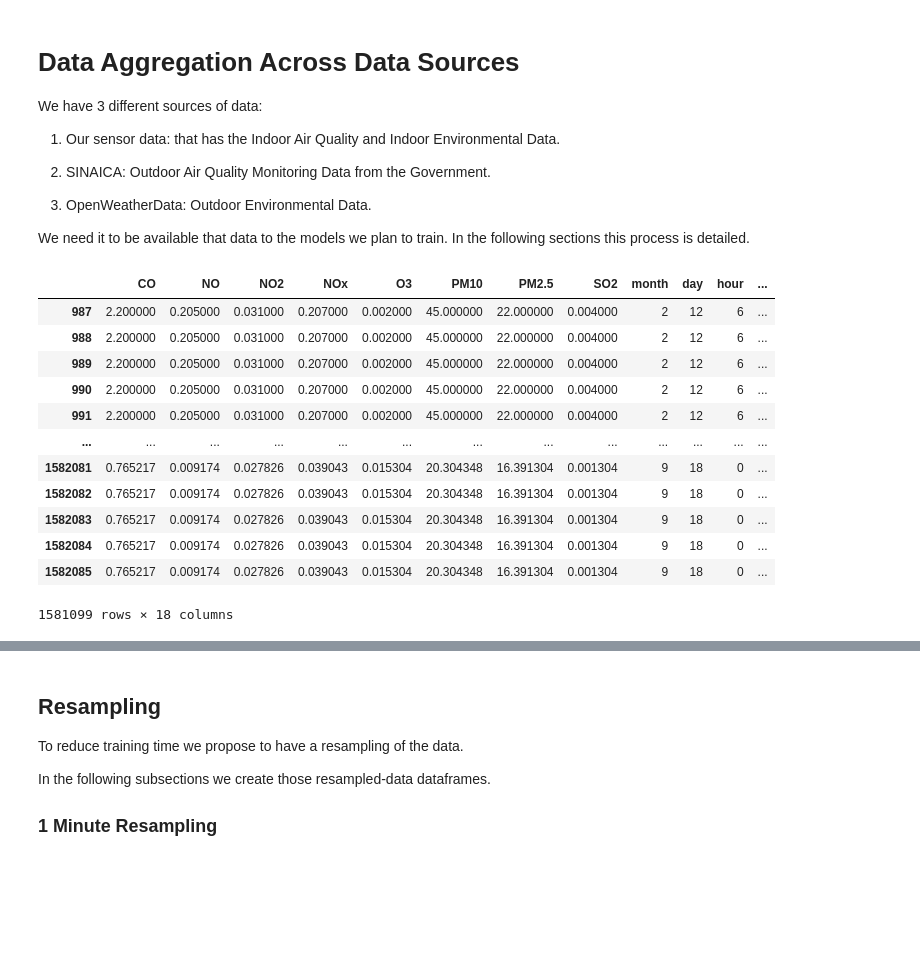
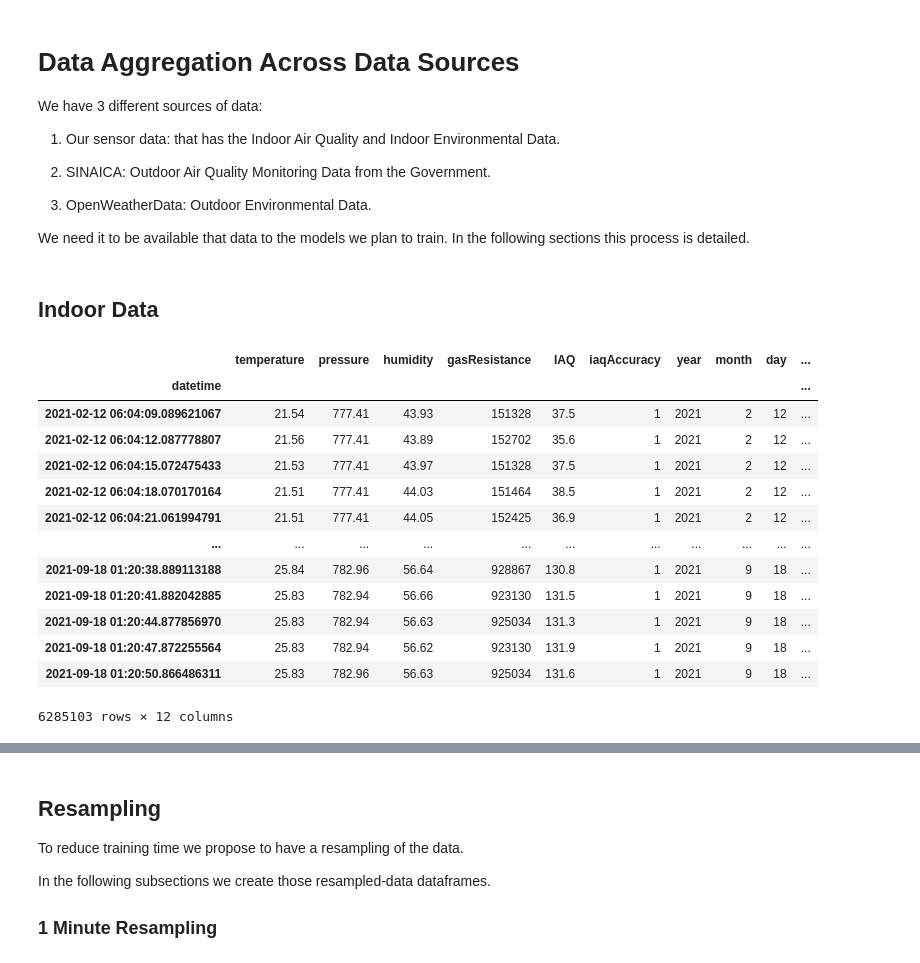
Before and after one commit to philwebsurfer/dlfinal, a Jupyter notebook: paper05_data_aggregation.ipynb, the cells around one changed output, grey strips where cells are left out. Saved outputs shown, nothing was run; the diff lists cells and outputs as text; code cells hidden in the pictures; blank space fills up the shorter version.

```diff
--- a/paper05_data_aggregation.ipynb
+++ b/paper05_data_aggregation.ipynb
@@ -32,17 +42,28 @@ from IPython.display import display, Markdown, update_display
-# %%
-df = pd.read_pickle("data/sinaica/sinaica-imputated.pickle.gz")
-df
-# %% [output]
-|  | CO | NO | NO2 | NOx | O3 | PM10 | PM2.5 | SO2 | month | day | hour | ... |
-| 987 | 2.200000 | 0.205000 | 0.031000 | 0.207000 | 0.002000 | 45.000000 | 22.000000 | 0.004000 | 2 | 12 | 6 | ... |
-| 988 | 2.200000 | 0.205000 | 0.031000 | 0.207000 | 0.002000 | 45.000000 | 22.000000 | 0.004000 | 2 | 12 | 6 | ... |
-| 989 | 2.200000 | 0.205000 | 0.031000 | 0.207000 | 0.002000 | 45.000000 | 22.000000 | 0.004000 | 2 | 12 | 6 | ... |
-| 990 | 2.200000 | 0.205000 | 0.031000 | 0.207000 | 0.002000 | 45.000000 | 22.000000 | 0.004000 | 2 | 12 | 6 | ... |
-| 991 | 2.200000 | 0.205000 | 0.031000 | 0.207000 | 0.002000 | 45.000000 | 22.000000 | 0.004000 | 2 | 12 | 6 | ... |
-| ... | ... | ... | ... | ... | ... | ... | ... | ... | ... | ... | ... | ... |
-| 1582081 | 0.765217 | 0.009174 | 0.027826 | 0.039043 | 0.015304 | 20.304348 | 16.391304 | 0.001304 | 9 | 18 | 0 | ... |
-| 1582082 | 0.765217 | 0.009174 | 0.027826 | 0.039043 | 0.015304 | 20.304348 | 16.391304 | 0.001304 | 9 | 18 | 0 | ... |
-| 1582083 | 0.765217 | 0.009174 | 0.027826 | 0.039043 | 0.015304 | 20.304348 | 16.391304 | 0.001304 | 9 | 18 | 0 | ... |
-| 1582084 | 0.765217 | 0.009174 | 0.027826 | 0.039043 | 0.015304 | 20.304348 | 16.391304 | 0.001304 | 9 | 18 | 0 | ... |
-| 1582085 | 0.765217 | 0.009174 | 0.027826 | 0.039043 | 0.015304 | 20.304348 | 16.391304 | 0.001304 | 9 | 18 | 0 | ... |
-1581099 rows × 18 columns
+# %% [markdown]
+## Indoor Data
+# %%
+airdata = pd.read_pickle('data/airdata/air.pickle')
+airdata["year"] = [dt.year for dt in airdata["datetime"]]
+airdata["month"] = [dt.month for dt in airdata["datetime"]]
+airdata["day"] = [dt.day for dt in airdata["datetime"]]
+airdata["hour"] = [dt.hour for dt in airdata["datetime"]]
+airdata["minute"] = [dt.minute for dt in airdata["datetime"]]
+airdata["second"] = [dt.second for dt in airdata["datetime"]]
+airdata.set_index("datetime", inplace=True)
+airdata.sort_index(inplace=True)
+airdata
+# %% [output]
+|  | temperature | pressure | humidity | gasResistance | IAQ | iaqAccuracy | year | month | day | ... |
+| datetime |  |  |  |  |  |  |  |  |  | ... |
+| 2021-02-12 06:04:09.089621067 | 21.54 | 777.41 | 43.93 | 151328 | 37.5 | 1 | 2021 | 2 | 12 | ... |
+| 2021-02-12 06:04:12.087778807 | 21.56 | 777.41 | 43.89 | 152702 | 35.6 | 1 | 2021 | 2 | 12 | ... |
+| 2021-02-12 06:04:15.072475433 | 21.53 | 777.41 | 43.97 | 151328 | 37.5 | 1 | 2021 | 2 | 12 | ... |
+| 2021-02-12 06:04:18.070170164 | 21.51 | 777.41 | 44.03 | 151464 | 38.5 | 1 | 2021 | 2 | 12 | ... |
+| 2021-02-12 06:04:21.061994791 | 21.51 | 777.41 | 44.05 | 152425 | 36.9 | 1 | 2021 | 2 | 12 | ... |
+| ... | ... | ... | ... | ... | ... | ... | ... | ... | ... | ... |
+| 2021-09-18 01:20:38.889113188 | 25.84 | 782.96 | 56.64 | 928867 | 130.8 | 1 | 2021 | 9 | 18 | ... |
+| 2021-09-18 01:20:41.882042885 | 25.83 | 782.94 | 56.66 | 923130 | 131.5 | 1 | 2021 | 9 | 18 | ... |
+| 2021-09-18 01:20:44.877856970 | 25.83 | 782.94 | 56.63 | 925034 | 131.3 | 1 | 2021 | 9 | 18 | ... |
+| 2021-09-18 01:20:47.872255564 | 25.83 | 782.94 | 56.62 | 923130 | 131.9 | 1 | 2021 | 9 | 18 | ... |
+| 2021-09-18 01:20:50.866486311 | 25.83 | 782.96 | 56.63 | 925034 | 131.6 | 1 | 2021 | 9 | 18 | ... |
+6285103 rows × 12 columns
```
Also changed, not shown: parts of 20 cells of this notebook, 2 other files.
